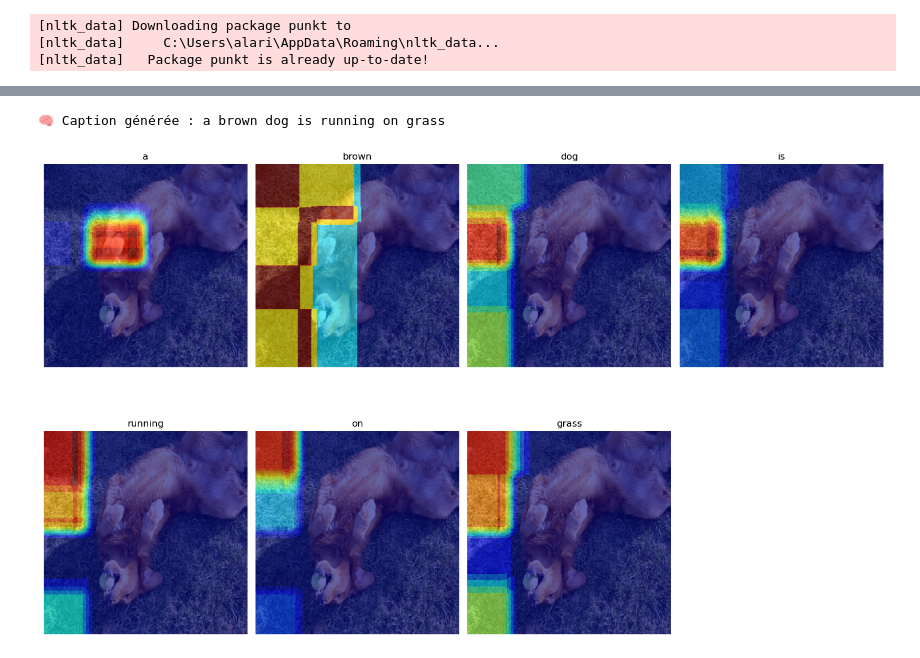
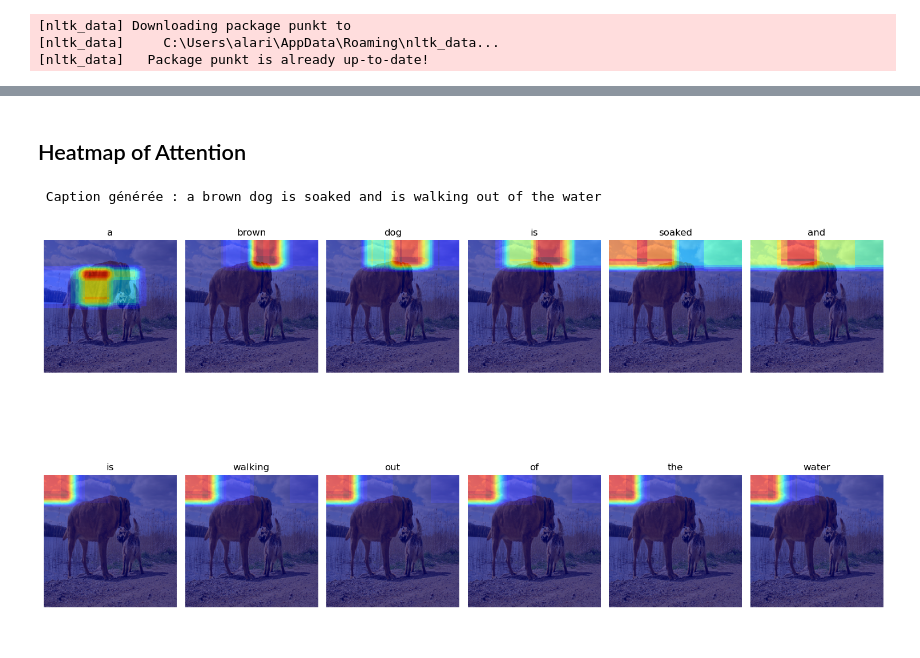
Before and after one commit to matcoc0/PROJET_NNDL, a Jupyter notebook: Full_Attention_Captioning_Complete.ipynb, the cells around one changed output, grey strips where cells are left out. Drawn from its saved outputs; the diff is of its cells as text; code cells hidden in the pictures.

```diff
--- a/Full_Attention_Captioning_Complete.ipynb
+++ b/Full_Attention_Captioning_Complete.ipynb
@@ -112,7 +115,5 @@ with ZipFile(captions_zip, 'r') as zip_ref:
 # %%
-image_dir = "Flickr8k_Dataset/Flicker8k_Dataset"
-caption_file = "Flickr8k_text/Flickr8k.token.txt"
-
+# dataset for the attention model
 captions = {}
 with open(caption_file, 'r') as f:
     for line in f:
@@ -123,7 +124,7 @@ with open(caption_file, 'r') as f:
         captions.setdefault(img_id, []).append(cleaned)
 
 available_images = list(set(captions.keys()) & set(os.listdir(image_dir)))
-selected_imgs = random.sample(available_images, 2000)  # ⚠️ Mettre plus si GPU OK
+selected_imgs = random.sample(available_images, 2500)  #  Mettre plus si GPU OK
 # %%
 from torchvision import transforms
 from torch.utils.data import Dataset, DataLoader
@@ -253,9 +257,9 @@ class DecoderLSTM(nn.Module):
 # %%
-#entrainement
+#Fiting
 device = "cuda" if torch.cuda.is_available() else "cpu"
 
-# 📌 Initialisation du modèle
-encoder = EncoderCNN().to(device)
+# Model initialization
+encoder = EncoderCNN().to(device) # GPU or CPU
 decoder = DecoderLSTM(
     embed_size=256,
     decoder_dim=512,
@@ -263,15 +267,15 @@ decoder = DecoderLSTM(
     encoder_dim=512
 ).to(device)
 
-# 🎯 Fonction de perte et optimiseur
+# Loss function and optimizer
 criterion = nn.CrossEntropyLoss()
 optimizer = torch.optim.Adam(
     list(encoder.parameters()) + list(decoder.parameters()),
     lr=1e-3
 )
 
-# 🔁 Entraînement
-EPOCHS = 15
+#  Training
+EPOCHS = 24
 for epoch in range(EPOCHS):
     total_loss = 0
     for i, (img, cap) in enumerate(dataloader):
@@ -286,6 +290,6 @@ for epoch in range(EPOCHS):
 
         total_loss += loss.item()
         if i % 20 == 0:
-            print(f"📊 Epoch {epoch+1}, Step {i}, Loss: {loss.item():.4f}")
-    print(f"✅ Epoch {epoch+1} completed | Total Loss: {total_loss:.4f}\n")
+            print(f" Epoch {epoch+1}, Step {i}, Loss: {loss.item():.4f}")
+    print(f" Epoch {epoch+1} completed | Total Loss: {total_loss:.4f}\n")
 # %% [output]
@@ -309,26 +313,30 @@ for epoch in range(EPOCHS):
 # %%
-#génere les captions avec attention
+# generate captions carefully
 def generate_caption_attention(image_tensor, max_len=20):
     encoder.eval()
     decoder.eval()
     with torch.no_grad():
-        image_tensor = image_tensor.unsqueeze(0).to(device)  # (1, 3, 128, 128)
+        image_tensor = image_tensor.unsqueeze(0).to(device)
         encoder_out = encoder(image_tensor)  # (1, 196, 512)
         h = torch.zeros(1, 512).to(device)
         c = torch.zeros(1, 512).to(device)
 
         caption = []
+        alphas = []
+
         word = torch.tensor([word2idx["<START>"]]).to(device)
         for _ in range(max_len):
             embedding = decoder.embed(word).squeeze(0)  # (256,)
-            context, _ = decoder.attention(encoder_out, h)  # (1, 512)
+            context, alpha = decoder.attention(encoder_out, h)  # (1, 512), (1, 196)
             lstm_input = torch.cat([embedding, context.squeeze(0)], dim=0).unsqueeze(0)
             h, c = decoder.lstm(lstm_input, (h, c))
             output = decoder.fc(h)
             predicted = output.argmax(1)
             word = predicted
+            alphas.append(alpha.view(14, 14).cpu().numpy())
             predicted_word = idx2word[word.item()]
             if predicted_word == "<END>":
                 break
             caption.append(predicted_word)
-        return " ".join(caption)
+        caption = ' '.join(caption)
+        return caption, alphas
@@ -408,3 +405,5 @@ def generate_caption_with_attention(image_tensor, max_len=20):
+# %% [markdown]
+## Heatmap of Attention
 # %%
 def visualize_attention(img_path, caption, alphas):
     image = Image.open(img_path).convert("RGB")
@@ -425,13 +423,13 @@ def visualize_attention(img_path, caption, alphas):
     plt.tight_layout()
     plt.show()
 # %%
-img_id = selected_imgs[0]
+img_id = selected_imgs[10]
 img_path = os.path.join(image_dir, img_id)
 image_tensor = transform(Image.open(img_path).convert("RGB")).to(device)
 
-caption, alphas = generate_caption_with_attention(image_tensor)
-print("🧠 Caption générée :", " ".join(caption))
-visualize_attention(img_path, caption, alphas)
+caption, alphas = generate_caption_attention(image_tensor)
+print(" Caption générée :", caption)
+visualize_attention(img_path, caption.split(" "), alphas)
 # %% [output]
-🧠 Caption générée : a brown dog is running on grass
+ Caption générée : a brown dog is soaked and is walking out of the water
-[figure, old version]
+[figure, new version]
```
Also changed, not shown: parts of 22 cells of this notebook.
